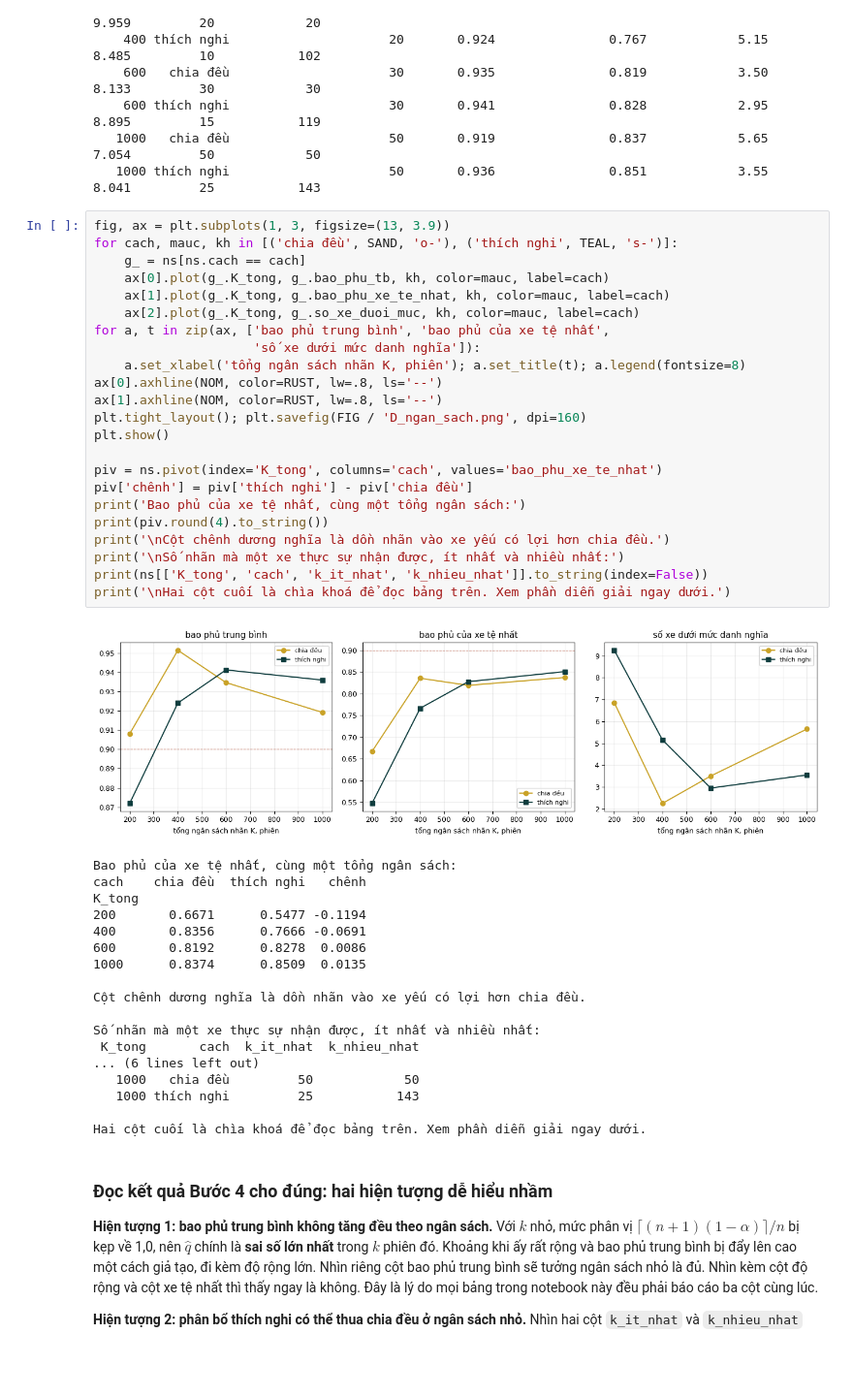
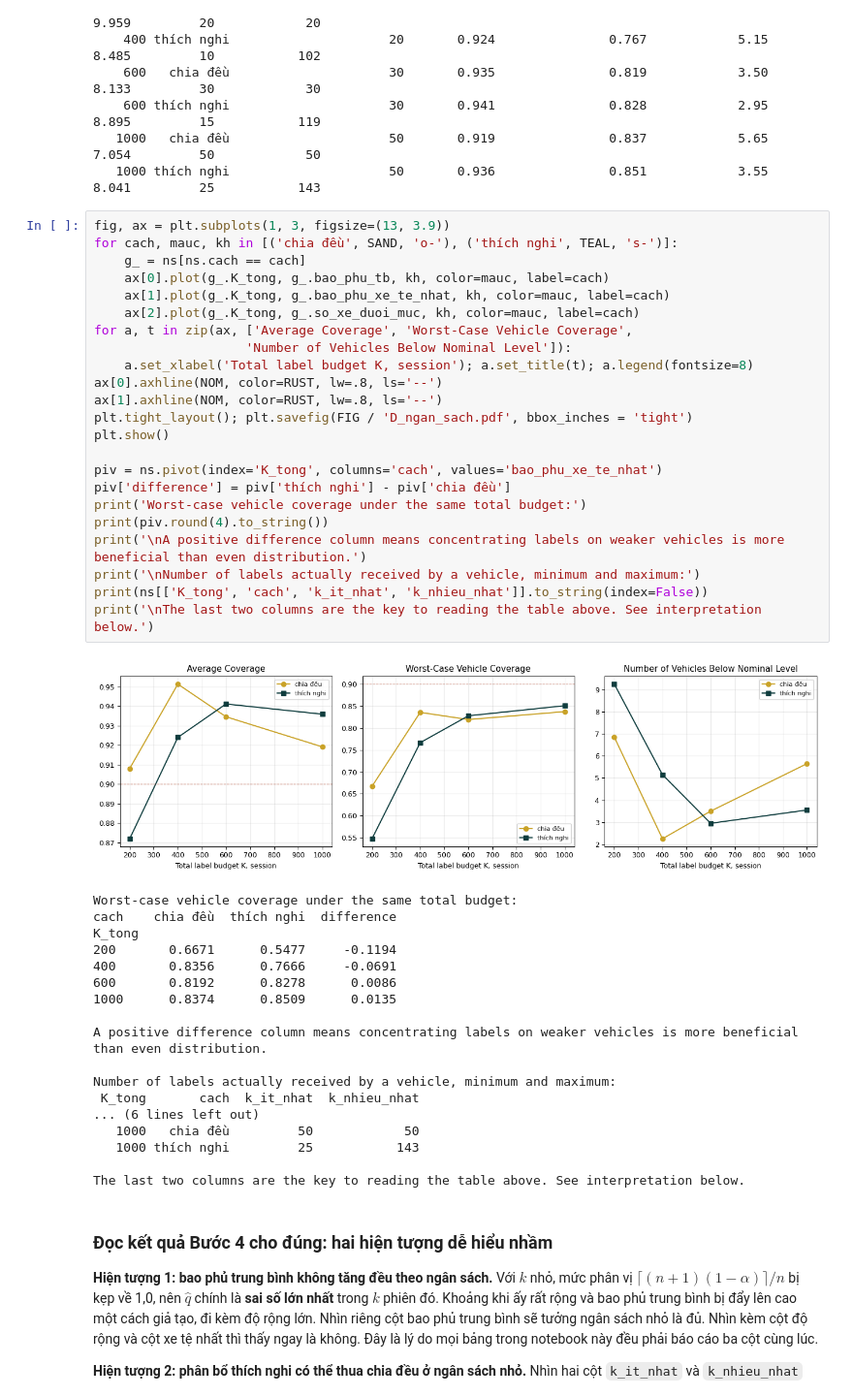
Before and after one commit to quan534/ADY-Project-Battery-prediction-model, a Jupyter notebook: Notebook_D_HieuChuan.ipynb, the cells around one changed output. Shown at 97% size. Saved outputs shown, nothing was run; the diff lists cells and outputs as text; blank space fills up the shorter version.

```diff
--- a/Notebook_D_HieuChuan.ipynb
+++ b/Notebook_D_HieuChuan.ipynb
@@ -405,45 +435,45 @@ print(ns.round(3).to_string(index=False))
 # %%
 fig, ax = plt.subplots(1, 3, figsize=(13, 3.9))
 for cach, mauc, kh in [('chia đều', SAND, 'o-'), ('thích nghi', TEAL, 's-')]:
     g_ = ns[ns.cach == cach]
     ax[0].plot(g_.K_tong, g_.bao_phu_tb, kh, color=mauc, label=cach)
     ax[1].plot(g_.K_tong, g_.bao_phu_xe_te_nhat, kh, color=mauc, label=cach)
     ax[2].plot(g_.K_tong, g_.so_xe_duoi_muc, kh, color=mauc, label=cach)
-for a, t in zip(ax, ['bao phủ trung bình', 'bao phủ của xe tệ nhất',
-                     'số xe dưới mức danh nghĩa']):
-    a.set_xlabel('tổng ngân sách nhãn K, phiên'); a.set_title(t); a.legend(fontsize=8)
+for a, t in zip(ax, ['Average Coverage', 'Worst-Case Vehicle Coverage',
+                    'Number of Vehicles Below Nominal Level']):
+    a.set_xlabel('Total label budget K, session'); a.set_title(t); a.legend(fontsize=8)
 ax[0].axhline(NOM, color=RUST, lw=.8, ls='--')
 ax[1].axhline(NOM, color=RUST, lw=.8, ls='--')
-plt.tight_layout(); plt.savefig(FIG / 'D_ngan_sach.png', dpi=160)
+plt.tight_layout(); plt.savefig(FIG / 'D_ngan_sach.pdf', bbox_inches = 'tight')
 plt.show()
 
 piv = ns.pivot(index='K_tong', columns='cach', values='bao_phu_xe_te_nhat')
-piv['chênh'] = piv['thích nghi'] - piv['chia đều']
-print('Bao phủ của xe tệ nhất, cùng một tổng ngân sách:')
+piv['difference'] = piv['thích nghi'] - piv['chia đều']
+print('Worst-case vehicle coverage under the same total budget:')
 print(piv.round(4).to_string())
-print('\nCột chênh dương nghĩa là dồn nhãn vào xe yếu có lợi hơn chia đều.')
-print('\nSố nhãn mà một xe thực sự nhận được, ít nhất và nhiều nhất:')
+print('\nA positive difference column means concentrating labels on weaker vehicles is more beneficial than even distribution.')
+print('\nNumber of labels actually received by a vehicle, minimum and maximum:')
 print(ns[['K_tong', 'cach', 'k_it_nhat', 'k_nhieu_nhat']].to_string(index=False))
-print('\nHai cột cuối là chìa khoá để đọc bảng trên. Xem phần diễn giải ngay dưới.')
+print('\nThe last two columns are the key to reading the table above. See interpretation below.')
 # %% [output]
-[figure, old version]
+[figure, new version]
-Bao phủ của xe tệ nhất, cùng một tổng ngân sách:
-cach    chia đều  thích nghi   chênh
+Worst-case vehicle coverage under the same total budget:
+cach    chia đều  thích nghi  difference
 K_tong
-200       0.6671      0.5477 -0.1194
-400       0.8356      0.7666 -0.0691
-600       0.8192      0.8278  0.0086
-1000      0.8374      0.8509  0.0135
+200       0.6671      0.5477     -0.1194
+400       0.8356      0.7666     -0.0691
+600       0.8192      0.8278      0.0086
+1000      0.8374      0.8509      0.0135
 
-Cột chênh dương nghĩa là dồn nhãn vào xe yếu có lợi hơn chia đều.
+A positive difference column means concentrating labels on weaker vehicles is more beneficial than even distribution.
 
-Số nhãn mà một xe thực sự nhận được, ít nhất và nhiều nhất:
+Number of labels actually received by a vehicle, minimum and maximum:
  K_tong       cach  k_it_nhat  k_nhieu_nhat
 ... (6 lines left out)
    1000   chia đều         50            50
    1000 thích nghi         25           143
 
-Hai cột cuối là chìa khoá để đọc bảng trên. Xem phần diễn giải ngay dưới.
+The last two columns are the key to reading the table above. See interpretation below.
 # %% [markdown]
 ### Đọc kết quả Bước 4 cho đúng: hai hiện tượng dễ hiểu nhầm
 
```
Also changed, not shown: parts of 4 cells of this notebook, 8 other files.
